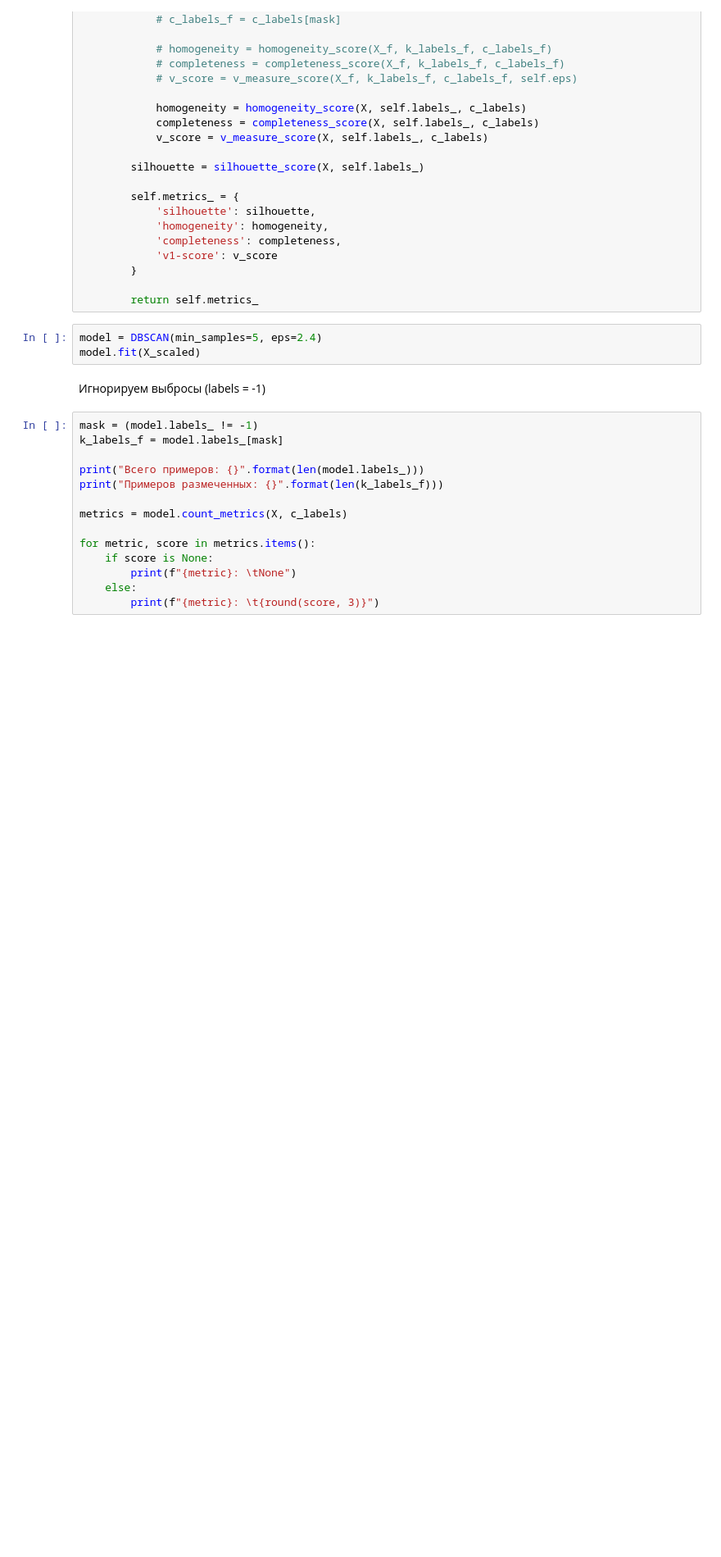
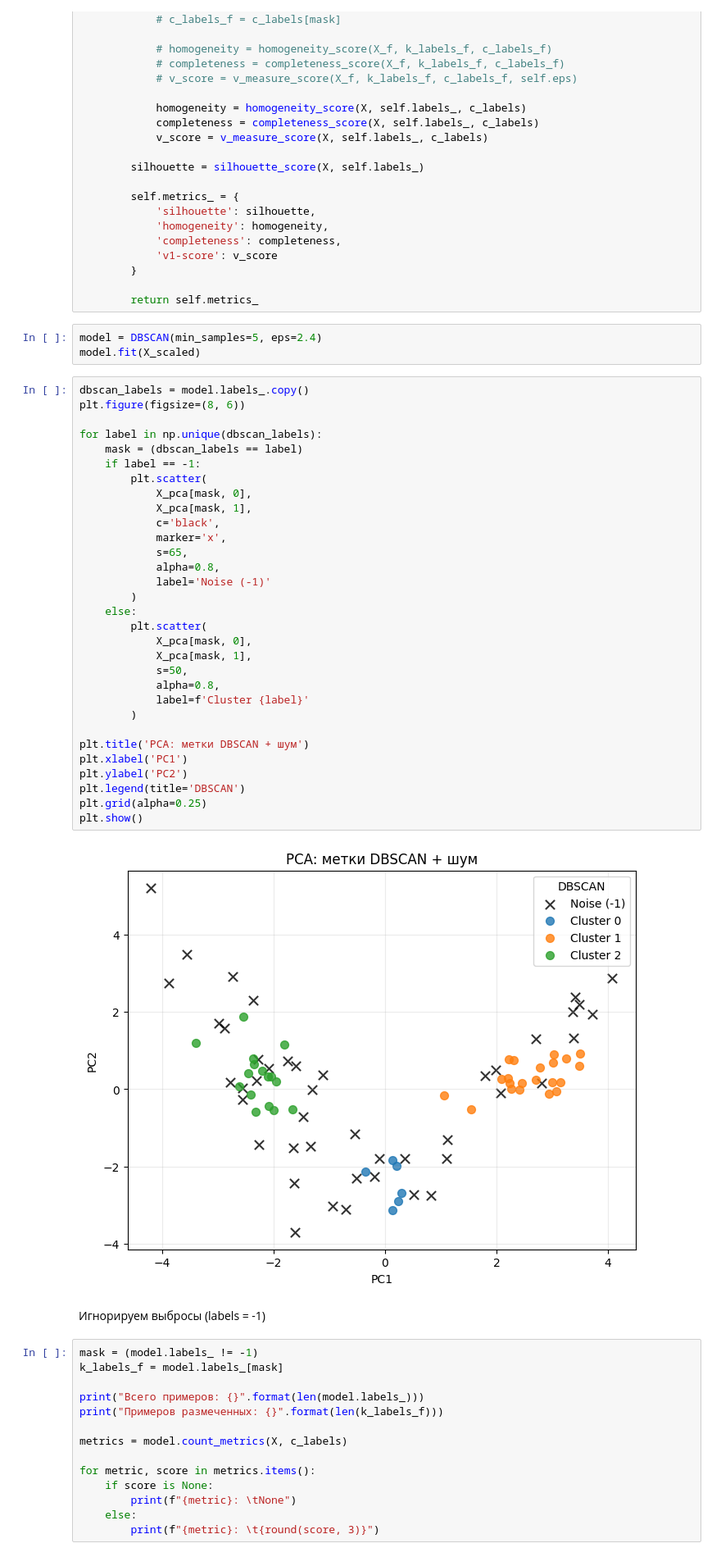
Before and after one commit to sidimekov/itmo-ml-fundamentals, a Jupyter notebook: lab2/lab2.ipynb, the cells around one changed output. Shown at 82% size. Cells and saved outputs as stored; diff of their text form; blank space fills up the shorter version.

```diff
--- a/lab2/lab2.ipynb
+++ b/lab2/lab2.ipynb
@@ -650,6 +733,39 @@ class DBSCAN:
 # %%
 model = DBSCAN(min_samples=5, eps=2.4)
 model.fit(X_scaled)
+# %%
+dbscan_labels = model.labels_.copy()
+plt.figure(figsize=(8, 6))
+
+for label in np.unique(dbscan_labels):
+    mask = (dbscan_labels == label)
+    if label == -1:
+        plt.scatter(
+            X_pca[mask, 0],
+            X_pca[mask, 1],
+            c='black',
+            marker='x',
+            s=65,
+            alpha=0.8,
+            label='Noise (-1)'
+        )
+    else:
+        plt.scatter(
+            X_pca[mask, 0],
+            X_pca[mask, 1],
+            s=50,
+            alpha=0.8,
+            label=f'Cluster {label}'
+        )
+
+plt.title('PCA: метки DBSCAN + шум')
+plt.xlabel('PC1')
+plt.ylabel('PC2')
+plt.legend(title='DBSCAN')
+plt.grid(alpha=0.25)
+plt.show()
+# %% [output]
+[figure, added]
 # %% [markdown]
 Игнорируем выбросы (labels = -1)
 # %%
```
Also changed, not shown: parts of 4 cells of this notebook.
